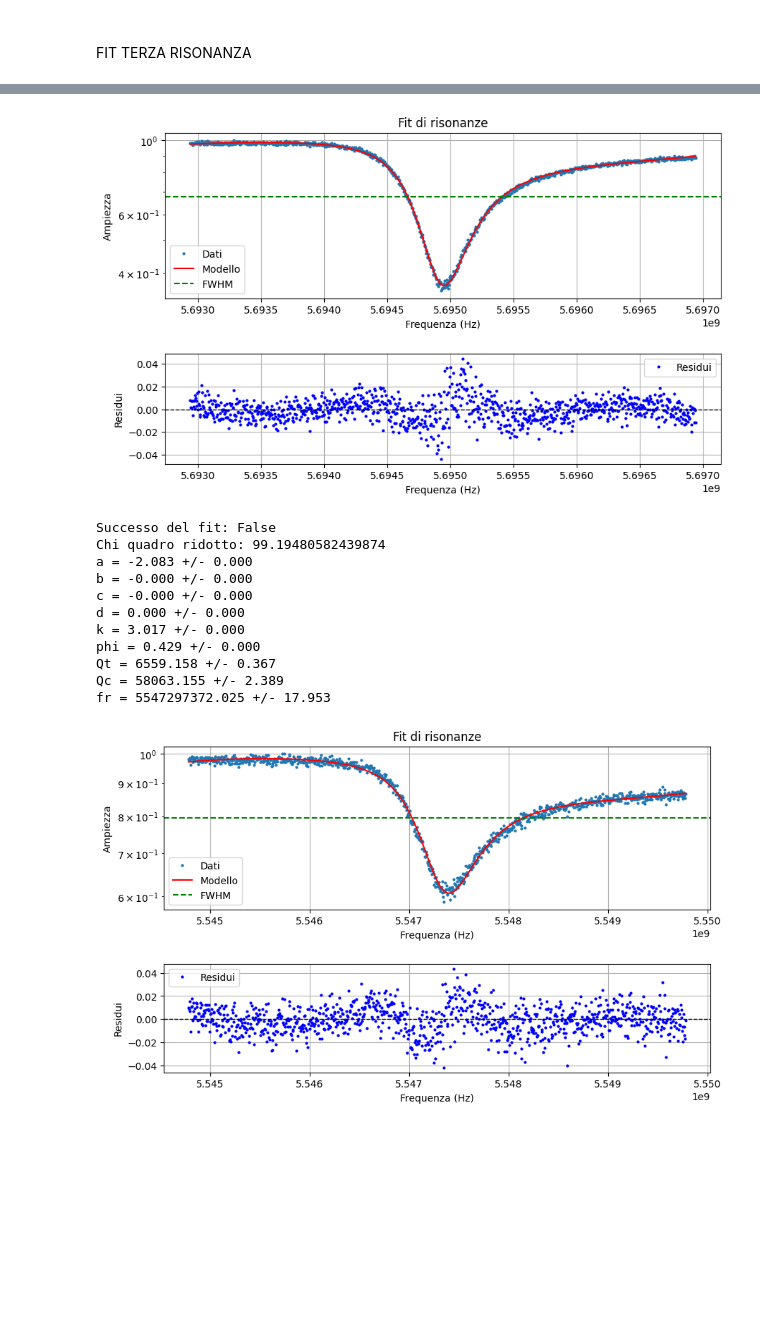
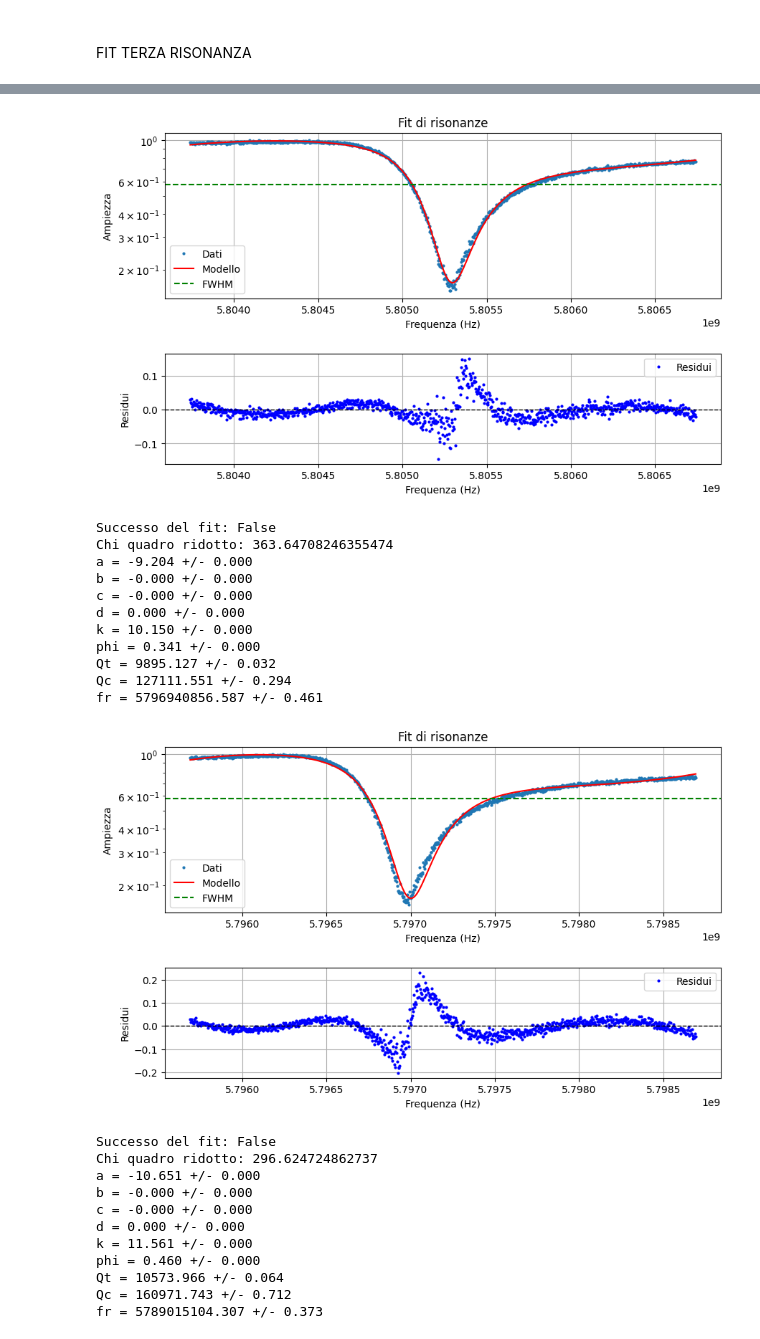
Before and after one commit to biqute/QTLab2425, a Jupyter notebook: 2Dqubit/presa_dati/Fit_res.ipynb, the cells around one changed output, grey strips where cells are left out. Drawn from its saved outputs; the diff is of its cells as text; code cells hidden in the pictures; blank space fills up the shorter version.

```diff
--- a/2Dqubit/presa_dati/Fit_res.ipynb
+++ b/2Dqubit/presa_dati/Fit_res.ipynb
@@ -210,11 +210,11 @@ initial_params = {
     'b': 10e-9,  # Ultimo valore di Qc ottenuto
     'c': 10e-18,       # Impostazione predefinita per c, d, k, phi, Qt, Qc, fr
     'd': 10e-27,
-    'k': 1,
-    'phi': 0.01,
-    'Qt': 10497,
-    'Qc': 92905,
-    'fr': 5805235646  # Ultima frequenza di risonanza come valore iniziale
+    'k': 2.5,
+    'phi': 0.066,
+    'Qt': 10008,
+    'Qc': 138198,
+    'fr': 5809178611  # Ultima frequenza di risonanza come valore iniziale
 }
 
 for volt in V:
@@ -290,13 +290,24 @@ fr = 5694878268.343 +/- 1.152
-[figure, old version]
+[figure, new version]
 Successo del fit: False
-Chi quadro ridotto: 99.19480582439874
-a = -2.083 +/- 0.000
+Chi quadro ridotto: 363.64708246355474
+a = -9.204 +/- 0.000
 b = -0.000 +/- 0.000
 c = -0.000 +/- 0.000
 d = 0.000 +/- 0.000
-k = 3.017 +/- 0.000
-phi = 0.429 +/- 0.000
-Qt = 6559.158 +/- 0.367
-Qc = 58063.155 +/- 2.389
-fr = 5547297372.025 +/- 17.953
+k = 10.150 +/- 0.000
+phi = 0.341 +/- 0.000
+Qt = 9895.127 +/- 0.032
+Qc = 127111.551 +/- 0.294
+fr = 5796940856.587 +/- 0.461
-[figure, old version]
+[figure, new version]
+Successo del fit: False
+Chi quadro ridotto: 296.624724862737
+a = -10.651 +/- 0.000
+b = -0.000 +/- 0.000
+c = -0.000 +/- 0.000
+d = 0.000 +/- 0.000
+k = 11.561 +/- 0.000
+phi = 0.460 +/- 0.000
+Qt = 10573.966 +/- 0.064
+Qc = 160971.743 +/- 0.712
+fr = 5789015104.307 +/- 0.373
```
Also changed, not shown: parts of 3 cells of this notebook, 2 other files.
